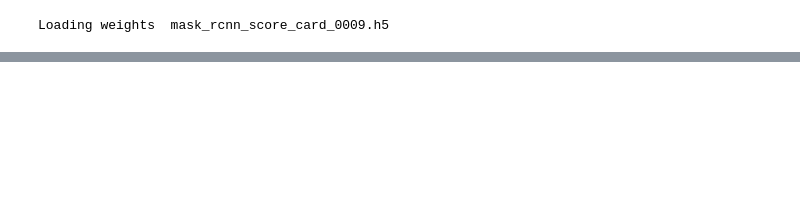
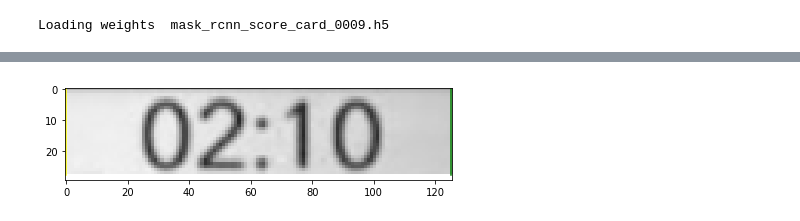
Before and after one commit to ethaniz/Mask_RCNN, a Jupyter notebook: inspect_custom_model.ipynb, the cells around one changed output, grey strips where cells are left out. Cells and saved outputs as stored; diff of their text form; code cells hidden in the pictures; blank space fills up the shorter version.

```diff
--- a/inspect_custom_model.ipynb
+++ b/inspect_custom_model.ipynb
@@ -122,0 +211,4 @@ visualize.display_instances(image_resized, r['rois'], r['masks'], r['class_ids']
+# %%
+chars = split_x(img2)
+# %% [output]
+[figure, added]
```
Also changed, not shown: parts of 13 cells of this notebook, 3 other files.
